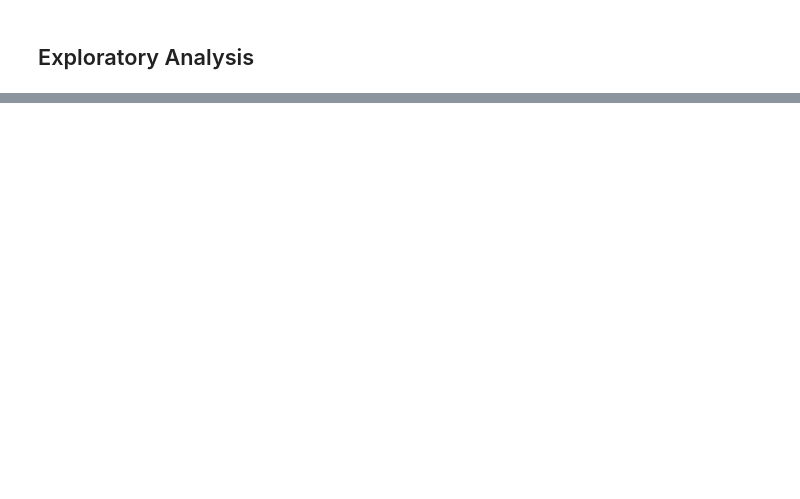
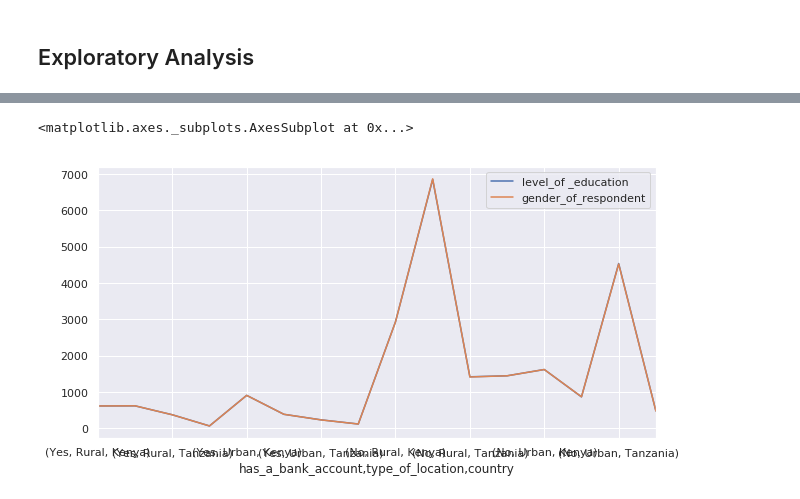
Before and after one commit to mwinzie/Financial-Outcomes, a Jupyter notebook: Moringa_Data_Science_Core_W1_Independent_Project_2019_08_Agnes_Mueni.ipynb, the cells around one changed output, grey strips where cells are left out. Saved outputs shown, nothing was run; the diff lists cells and outputs as text; code cells hidden in the pictures; blank space fills up the shorter version.

```diff
--- a/Moringa_Data_Science_Core_W1_Independent_Project_2019_08_Agnes_Mueni.ipynb
+++ b/Moringa_Data_Science_Core_W1_Independent_Project_2019_08_Agnes_Mueni.ipynb
@@ -216,0 +263,5 @@ neweconomic.describe()
+# %%
+economic.groupby([ 'has_a_bank_account','type_of_location','country'])['level_of _education','gender_of_respondent'].count().sort_values(by=['has_a_bank_account'], ascending = False).plot(kind= 'line', figsize = (10,5))
+# %% [output]
+<matplotlib.axes._subplots.AxesSubplot at 0x...>
+[figure, added]
```
Also changed, not shown: parts of 63 cells of this notebook.
